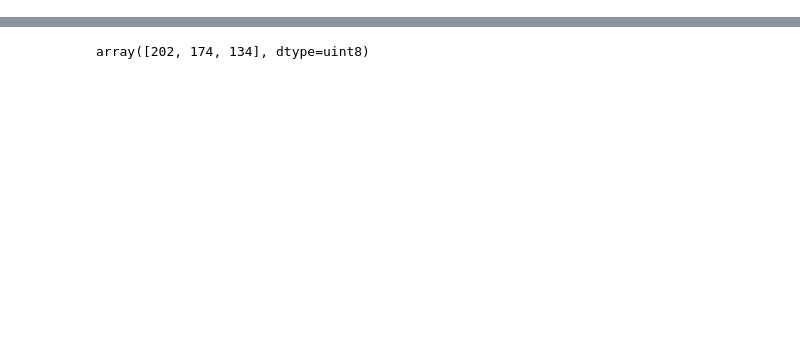
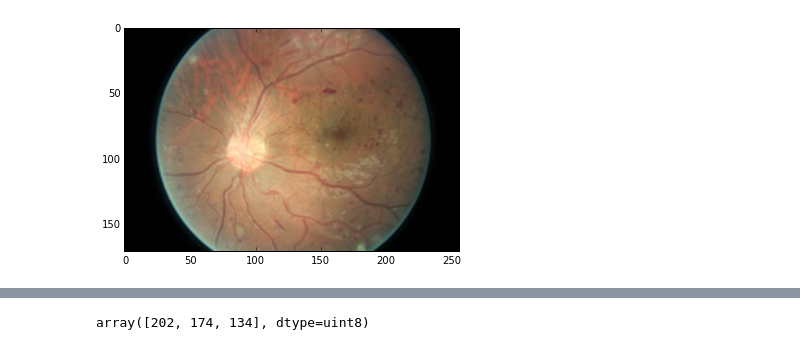
Before and after one commit to jiayangtong26/DR-Detection, a Jupyter notebook: src/preprocessing/flood_fill.ipynb, the cells around one changed output, grey strips where cells are left out. Drawn from its saved outputs; the diff is of its cells as text; code cells hidden in the pictures; blank space fills up the shorter version.

```diff
--- a/src/preprocessing/flood_fill.ipynb
+++ b/src/preprocessing/flood_fill.ipynb
@@ -9,4 +14,8 @@ from collections import deque
 # %%
-input_image = plt.imread('train_pic/10003_left.jpeg')
+#input_image = plt.imread('train_pic/10003_left.jpeg')
+#input_image = plt.imread('train96/10003_left.jpeg')
+input_image = plt.imread('train256/16_right.jpeg')
 plt.imshow(input_image)
 plt.show()
+# %% [output]
+[figure, added]
```
Also changed, not shown: parts of 14 cells of this notebook, 3 other files.
